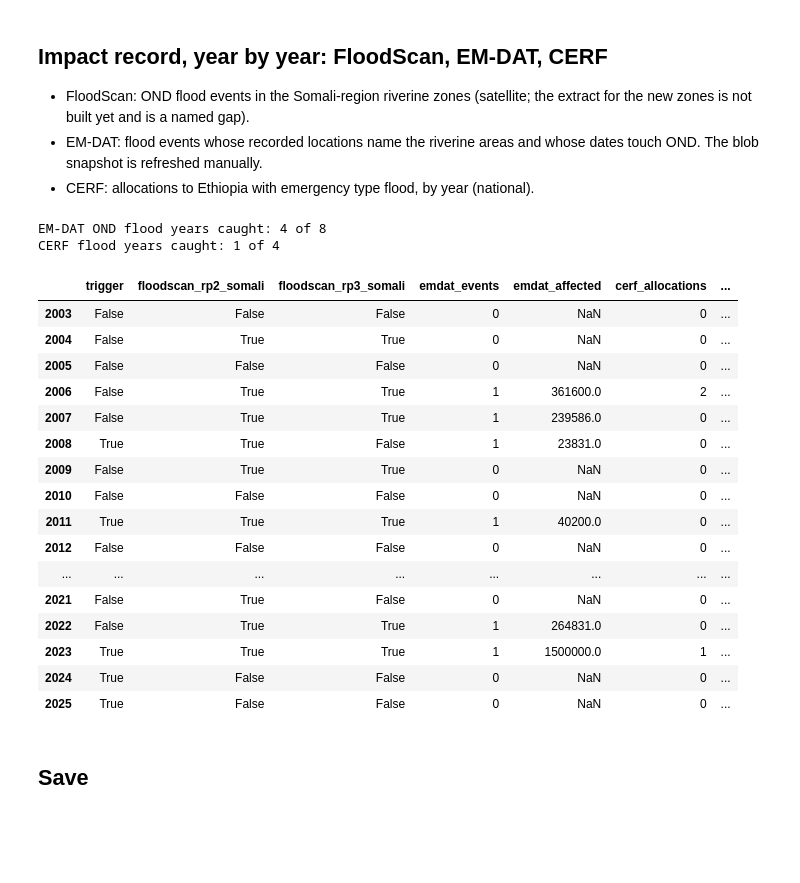
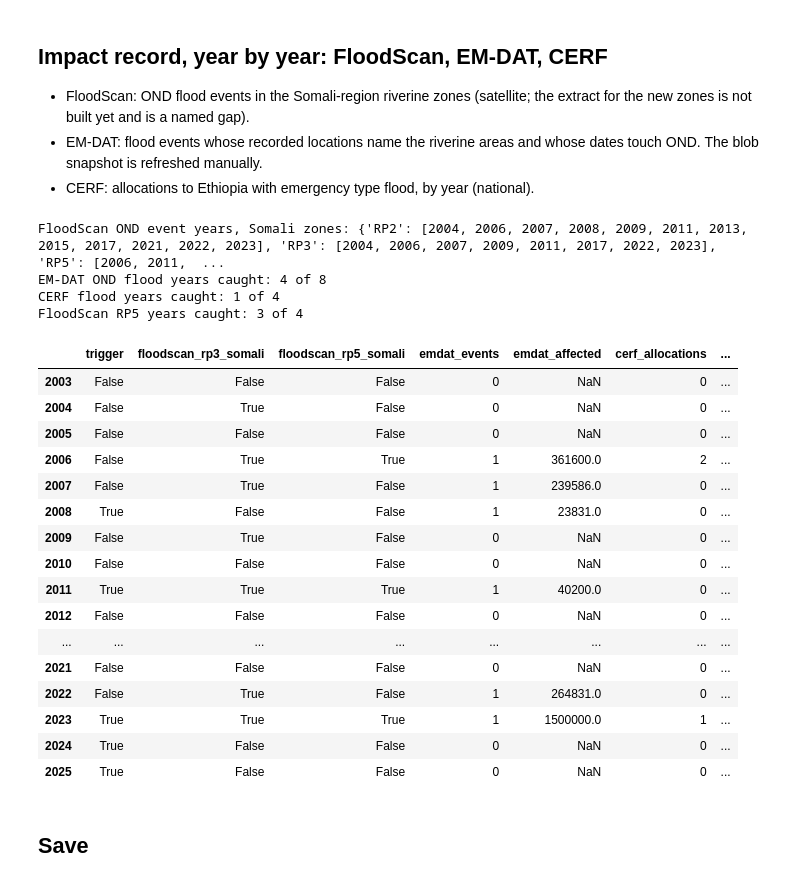
Before and after one commit to OCHA-DAP/ds-aa-eth-flooding, a Jupyter notebook: analysis/04_ond_trigger_design.ipynb, the cells around one changed output. Saved outputs shown, nothing was run; the diff lists cells and outputs as text; code cells hidden in the pictures; blank space fills up the shorter version.

```diff
--- a/analysis/04_ond_trigger_design.ipynb
+++ b/analysis/04_ond_trigger_design.ipynb
@@ -334,6 +334,7 @@ RP_4205_0415  0.6  0.6  0.67  0.33  0.33  0.0  0.0
 - CERF: allocations to Ethiopia with emergency type flood, by year (national).
 # %%
 from ocha_stratus import emdat
+from scipy import stats
 import requests
 
 AREA_WORDS = [
@@ -343,12 +344,57 @@ AREA_WORDS = [
     "nuer", "arba minch", "gamo", "bilate", "loka abaya",
 ]
 
-fs_events = stratus.load_parquet_from_blob(
+# FloodScan OND event years at RP2 / RP3 / RP5, rebuilt with notebook 02's
+# method (7-day centred mean, Gumbel on 1998-2025 annual maxima, runs merged
+# across gaps of 14 days or less, at least 2 days long, season by peak date).
+# The catalogue on blob holds RP2 and RP3 only, so those two are checked
+# against it before RP5 is used.
+FS_ZONES = {"ET0506": "Shabelle", "ET0509": "Liban", "ET0508": "Afder"}
+fs = stratus.load_csv_from_blob(
+    f"{PROJECT_PREFIX}/processed/floodscan/floodscan_somali_eth.csv", stage=STAGE
+)
+fs["valid_date"] = pd.to_datetime(fs["valid_date"])
+
+
+def fs_event_years(rp):
+    years = set()
+    for pcode in FS_ZONES:
+        z = fs[fs["pcode"] == pcode].set_index("valid_date")["sum"].asfreq("D").interpolate(limit=5)
+        z = z.rolling(7, center=True, min_periods=4).mean()
+        am = z.groupby(z.index.year).max().dropna()
+        loc, scale = stats.gumbel_r.fit(am[am.index <= 2025].values)
+        level = stats.gumbel_r.ppf(1 - 1 / rp, loc=loc, scale=scale)
+        s = z.loc["2003-01-01":"2025-12-31"]
+        above = (s >= level).fillna(False)
+        if not above.any():
+            continue
+        grp = (above != above.shift()).cumsum()
+        runs = [[c.index.min(), c.index.max()] for _, c in s[above].groupby(grp[above])]
+        merged = [runs[0]]
+        for a, b in runs[1:]:
+            if (a - merged[-1][1]).days <= 14:
+                merged[-1][1] = b
+            else:
+                merged.append([a, b])
+        for a, b in merged:
+            if (b - a).days + 1 < 2:
+                continue
+            peak = s.loc[a:b].idxmax()
+            if peak.month in OND:
+                years.add(int(peak.year))
+    return sorted(years)
+
+
+fs_years = {rp: fs_event_years(rp) for rp in [2, 3, 5]}
+cat = stratus.load_parquet_from_blob(
     f"{PROJECT_PREFIX}/processed/floodscan/floodscan_event_catalogue.parquet", stage=STAGE
 )
-fs_events["peak_date"] = pd.to_datetime(fs_events["peak_date"])
-fs_ond = fs_events[fs_events["season"] == "deyr"]
-fs_years = {rp: sorted(fs_ond[fs_ond["fs_rp"] == rp]["peak_date"].dt.year.unique()) for rp in [2, 3]}
+cat["peak_date"] = pd.to_datetime(cat["peak_date"])
+cat_ond = cat[cat["season"] == "deyr"]
+for rp in [2, 3]:
+    cat_years = sorted(int(y) for y in cat_ond[cat_ond["fs_rp"] == rp]["peak_date"].dt.year.unique())
+    assert fs_years[rp] == cat_years, (rp, fs_years[rp], cat_years)
+print("FloodScan OND event years, Somali zones:", {f"RP{k}": v for k, v in fs_years.items()})
 
 em = emdat.load_emdat_from_blob("ETH", include_historic=True, stage=STAGE)
 em.columns = [c.lower().replace(" ", "_") for c in em.columns]
@@ -376,48 +422,51 @@ emdat_by_year = em_ond.groupby("start_year").agg(
     emdat_events=(id_col, "count"), emdat_affected=("total_affected", "sum")
 )
 
 cerf_raw = requests.get("https://cerfgms-webapi.unocha.org/v1/application/All.json", timeout=300).json()
 apps = pd.json_normalize(cerf_raw["application"] if "application" in cerf_raw else cerf_raw)
 apps.columns = [c.lower() for c in apps.columns]
 eth = apps[apps.get("countryname", pd.Series(dtype=str)).str.contains("Ethiopia", case=False, na=False)]
 fl = eth[eth.filter(like="emergency").apply(
     lambda col: col.astype(str).str.contains("flood", case=False, na=False)
 ).any(axis=1)].copy()
 year_col = next(c for c in ["year", "allocationyear", "applicationyear"] if c in fl.columns)
 amount_col = next(c for c in ["totalamountapproved", "amountapproved", "totalamount"] if c in fl.columns)
 cerf_by_year = fl[fl[year_col].astype(int).between(2003, 2025)].groupby(fl[year_col].astype(int)).agg(
     cerf_allocations=(amount_col, "count"), cerf_usd=(amount_col, "sum"),
 )
 
 impact = pd.DataFrame(index=YEARS)
 impact["trigger"] = [y in set(union_years) for y in YEARS]
-impact["floodscan_rp2_somali"] = [y in set(fs_years[2]) for y in YEARS]
 impact["floodscan_rp3_somali"] = [y in set(fs_years[3]) for y in YEARS]
+impact["floodscan_rp5_somali"] = [y in set(fs_years[5]) for y in YEARS]
 impact = impact.join(emdat_by_year).join(cerf_by_year)
 impact["emdat_events"] = impact["emdat_events"].fillna(0).astype(int)
 impact["cerf_allocations"] = impact["cerf_allocations"].fillna(0).astype(int)
 impact["cerf_usd"] = impact["cerf_usd"].fillna(0).round(0)
 caught = impact[impact["trigger"]]
 print(f"EM-DAT OND flood years caught: {int((caught['emdat_events'] > 0).sum())} of {int((impact['emdat_events'] > 0).sum())}")
 print(f"CERF flood years caught: {int((caught['cerf_allocations'] > 0).sum())} of {int((impact['cerf_allocations'] > 0).sum())}")
+print(f"FloodScan RP5 years caught: {int(caught['floodscan_rp5_somali'].sum())} of {int(impact['floodscan_rp5_somali'].sum())}")
 impact
 # %% [output]
+FloodScan OND event years, Somali zones: {'RP2': [2004, 2006, 2007, 2008, 2009, 2011, 2013, 2015, 2017, 2021, 2022, 2023], 'RP3': [2004, 2006, 2007, 2009, 2011, 2017, 2022, 2023], 'RP5': [2006, 2011,  ...
 EM-DAT OND flood years caught: 4 of 8
 CERF flood years caught: 1 of 4
+FloodScan RP5 years caught: 3 of 4
-|  | trigger | floodscan_rp2_somali | floodscan_rp3_somali | emdat_events | emdat_affected | cerf_allocations | ... |
+|  | trigger | floodscan_rp3_somali | floodscan_rp5_somali | emdat_events | emdat_affected | cerf_allocations | ... |
 | 2003 | False | False | False | 0 | NaN | 0 | ... |
-| 2004 | False | True | True | 0 | NaN | 0 | ... |
+| 2004 | False | True | False | 0 | NaN | 0 | ... |
 | 2005 | False | False | False | 0 | NaN | 0 | ... |
 | 2006 | False | True | True | 1 | 361600.0 | 2 | ... |
-| 2007 | False | True | True | 1 | 239586.0 | 0 | ... |
-| 2008 | True | True | False | 1 | 23831.0 | 0 | ... |
-| 2009 | False | True | True | 0 | NaN | 0 | ... |
+| 2007 | False | True | False | 1 | 239586.0 | 0 | ... |
+| 2008 | True | False | False | 1 | 23831.0 | 0 | ... |
+| 2009 | False | True | False | 0 | NaN | 0 | ... |
 | 2010 | False | False | False | 0 | NaN | 0 | ... |
 | 2011 | True | True | True | 1 | 40200.0 | 0 | ... |
 | 2012 | False | False | False | 0 | NaN | 0 | ... |
 | ... | ... | ... | ... | ... | ... | ... | ... |
-| 2021 | False | True | False | 0 | NaN | 0 | ... |
-| 2022 | False | True | True | 1 | 264831.0 | 0 | ... |
+| 2021 | False | False | False | 0 | NaN | 0 | ... |
+| 2022 | False | True | False | 1 | 264831.0 | 0 | ... |
 | 2023 | True | True | True | 1 | 1500000.0 | 1 | ... |
 | 2024 | True | False | False | 0 | NaN | 0 | ... |
 | 2025 | True | False | False | 0 | NaN | 0 | ... |
```
Also changed, not shown: 5 other files.
